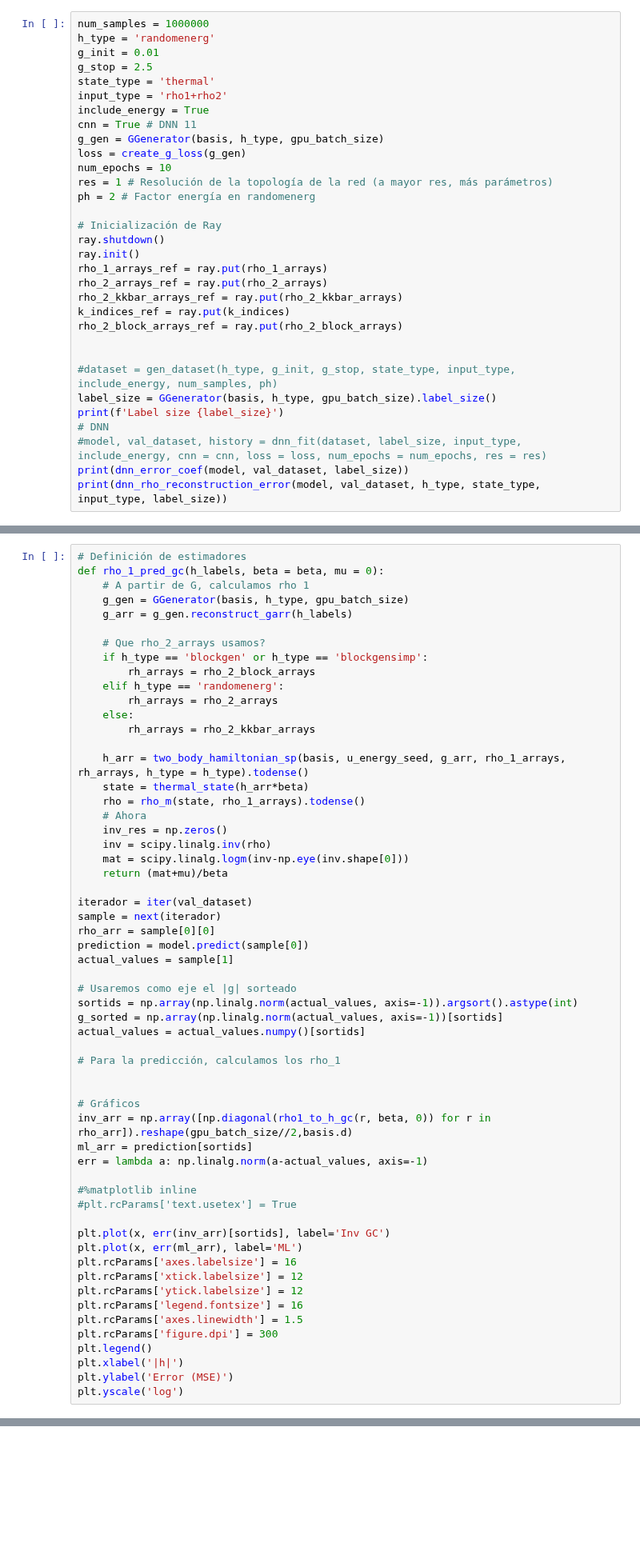
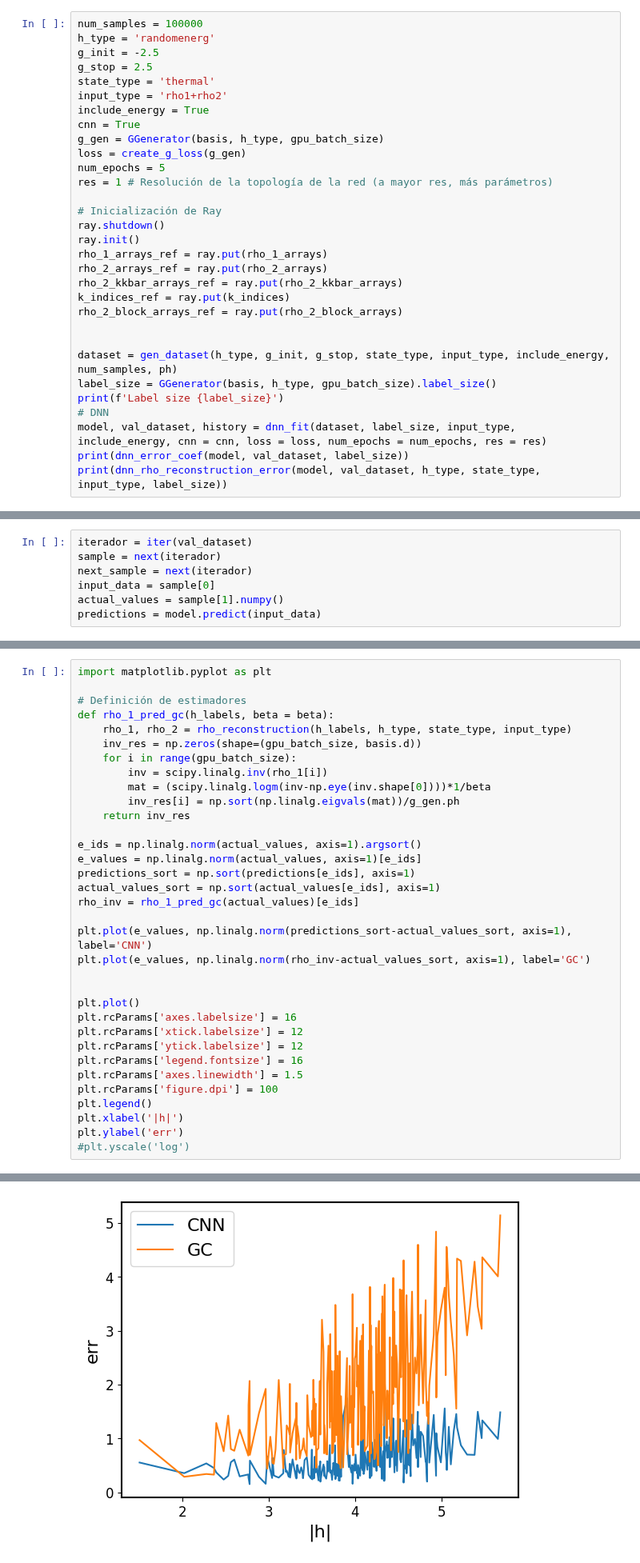
Before and after one commit to aguschanchu/FermionicML, a Jupyter notebook: FermionicML_thermal_2body.ipynb, the cells around one changed output, grey strips where cells are left out. Shown at 80% size. Saved outputs shown, nothing was run; the diff lists cells and outputs as text; blank space fills up the shorter version.

```diff
--- a/FermionicML_thermal_2body.ipynb
+++ b/FermionicML_thermal_2body.ipynb
@@ -1033,19 +1033,18 @@ def create_g_loss(g_gen):
 # %% [markdown]
 ## Main exe
 # %%
-num_samples = 1000000
+num_samples = 100000
 h_type = 'randomenerg'
-g_init = 0.01
+g_init = -2.5
 g_stop = 2.5
 state_type = 'thermal'
 input_type = 'rho1+rho2'
 include_energy = True
-cnn = True # DNN 11
+cnn = True
 g_gen = GGenerator(basis, h_type, gpu_batch_size)
 loss = create_g_loss(g_gen)
-num_epochs = 10
+num_epochs = 5
 res = 1 # Resolución de la topología de la red (a mayor res, más parámetros)
-ph = 2 # Factor energía en randomenerg
 
 # Inicialización de Ray
 ray.shutdown()
@@ -1057,11 +1056,11 @@ k_indices_ref = ray.put(k_indices)
 rho_2_block_arrays_ref = ray.put(rho_2_block_arrays)
 
 
-#dataset = gen_dataset(h_type, g_init, g_stop, state_type, input_type, include_energy, num_samples, ph)
+dataset = gen_dataset(h_type, g_init, g_stop, state_type, input_type, include_energy, num_samples, ph)
 label_size = GGenerator(basis, h_type, gpu_batch_size).label_size()
 print(f'Label size {label_size}')
 # DNN
-#model, val_dataset, history = dnn_fit(dataset, label_size, input_type, include_energy, cnn = cnn, loss = loss, num_epochs = num_epochs, res = res)
+model, val_dataset, history = dnn_fit(dataset, label_size, input_type, include_energy, cnn = cnn, loss = loss, num_epochs = num_epochs, res = res)
 print(dnn_error_coef(model, val_dataset, label_size))
 print(dnn_rho_reconstruction_error(model, val_dataset, h_type, state_type, input_type, label_size))
 # %% [output]
@@ -1751,0 +1787,7 @@ ValueError: expected square matrix
+# %%
+iterador = iter(val_dataset)
+sample = next(iterador)
+next_sample = next(iterador)
+input_data = sample[0]
+actual_values = sample[1].numpy()
+predictions = model.predict(input_data)
@@ -1752,59 +1806,35 @@ ValueError: expected square matrix
 # %%
+import matplotlib.pyplot as plt
+
 # Definición de estimadores
-def rho_1_pred_gc(h_labels, beta = beta, mu = 0):
-    # A partir de G, calculamos rho 1
-    g_gen = GGenerator(basis, h_type, gpu_batch_size)
-    g_arr = g_gen.reconstruct_garr(h_labels)
+def rho_1_pred_gc(h_labels, beta = beta):
+    rho_1, rho_2 = rho_reconstruction(h_labels, h_type, state_type, input_type)
+    inv_res = np.zeros(shape=(gpu_batch_size, basis.d))
+    for i in range(gpu_batch_size):
+        inv = scipy.linalg.inv(rho_1[i])
+        mat = (scipy.linalg.logm(inv-np.eye(inv.shape[0])))*1/beta
+        inv_res[i] = np.sort(np.linalg.eigvals(mat))/g_gen.ph
+    return inv_res
 
-    # Que rho_2_arrays usamos?
-    if h_type == 'blockgen' or h_type == 'blockgensimp':
-        rh_arrays = rho_2_block_arrays
-    elif h_type == 'randomenerg':
-        rh_arrays = rho_2_arrays
-    else:
-        rh_arrays = rho_2_kkbar_arrays
+e_ids = np.linalg.norm(actual_values, axis=1).argsort()
+e_values = np.linalg.norm(actual_values, axis=1)[e_ids]
+predictions_sort = np.sort(predictions[e_ids], axis=1)
+actual_values_sort = np.sort(actual_values[e_ids], axis=1)
+rho_inv = rho_1_pred_gc(actual_values)[e_ids]
 
-    h_arr = two_body_hamiltonian_sp(basis, u_energy_seed, g_arr, rho_1_arrays, rh_arrays, h_type = h_type).todense()
-    state = thermal_state(h_arr*beta)
-    rho = rho_m(state, rho_1_arrays).todense()
-    # Ahora
-    inv_res = np.zeros()
-    inv = scipy.linalg.inv(rho)
-    mat = scipy.linalg.logm(inv-np.eye(inv.shape[0]))
-    return (mat+mu)/beta
-
-iterador = iter(val_dataset)
-sample = next(iterador)
-rho_arr = sample[0][0]
-prediction = model.predict(sample[0])
-actual_values = sample[1]
-
-# Usaremos como eje el |g| sorteado
-sortids = np.array(np.linalg.norm(actual_values, axis=-1)).argsort().astype(int)
-g_sorted = np.array(np.linalg.norm(actual_values, axis=-1))[sortids]
-actual_values = actual_values.numpy()[sortids]
-
-# Para la predicción, calculamos los rho_1
+plt.plot(e_values, np.linalg.norm(predictions_sort-actual_values_sort, axis=1), label='CNN')
+plt.plot(e_values, np.linalg.norm(rho_inv-actual_values_sort, axis=1), label='GC')
 
 
-# Gráficos
-inv_arr = np.array([np.diagonal(rho1_to_h_gc(r, beta, 0)) for r in rho_arr]).reshape(gpu_batch_size//2,basis.d)
-ml_arr = prediction[sortids]
-err = lambda a: np.linalg.norm(a-actual_values, axis=-1)
-
-#%matplotlib inline
-#plt.rcParams['text.usetex'] = True
-
-plt.plot(x, err(inv_arr)[sortids], label='Inv GC')
-plt.plot(x, err(ml_arr), label='ML')
+plt.plot()
 plt.rcParams['axes.labelsize'] = 16
 plt.rcParams['xtick.labelsize'] = 12
 plt.rcParams['ytick.labelsize'] = 12
 plt.rcParams['legend.fontsize'] = 16
 plt.rcParams['axes.linewidth'] = 1.5
-plt.rcParams['figure.dpi'] = 300
+plt.rcParams['figure.dpi'] = 100
 plt.legend()
 plt.xlabel('|h|')
-plt.ylabel('Error (MSE)')
-plt.yscale('log')
+plt.ylabel('err')
+#plt.yscale('log')
 # %% [output]
@@ -1812,3 +1842,4 @@ KeyboardInterrupt:
+[figure, added]
 # %%
 for i, x in enumerate(min_actual_gm):
     if np.linalg.norm(x) < 10:
```
Also changed, not shown: parts of 9 cells of this notebook.
